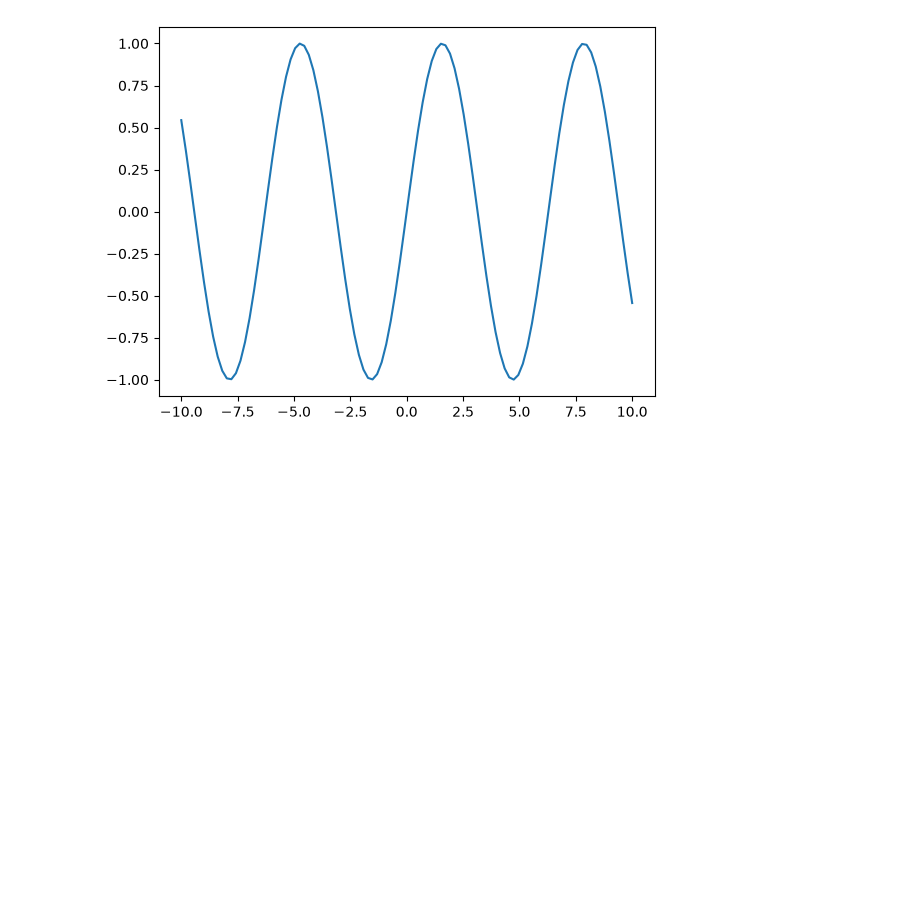
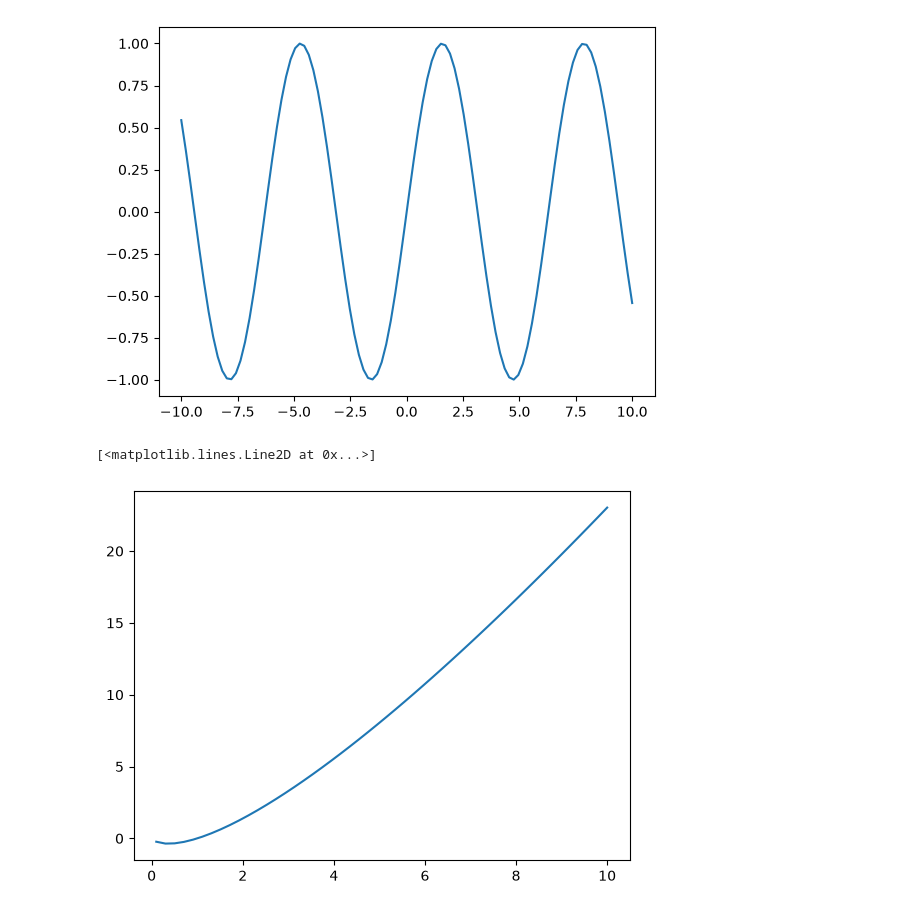
Before and after one commit to mlaxman909/Numpy, a Jupyter notebook: arrays.ipynb, the cells around one changed output. Drawn from its saved outputs; the diff is of its cells as text; code cells hidden in the pictures; blank space fills up the shorter version.

Commit message:
complete plotting Graphs of y=x*np.log(x) and y=1/(1+np.exp(-x)) sigmoid

```diff
--- a/arrays.ipynb
+++ b/arrays.ipynb
@@ -969,3 +969,9 @@ plt.plot(x,y)
 # %% [output]
 [<matplotlib.lines.Line2D at 0x...>]
 [figure]
+# %%
+y=x*np.log(x)
+plt.plot(x,y)
+# %% [output]
+[<matplotlib.lines.Line2D at 0x...>]
+[figure, added]
```
Also changed, not shown: parts of 1 cell of this notebook.
